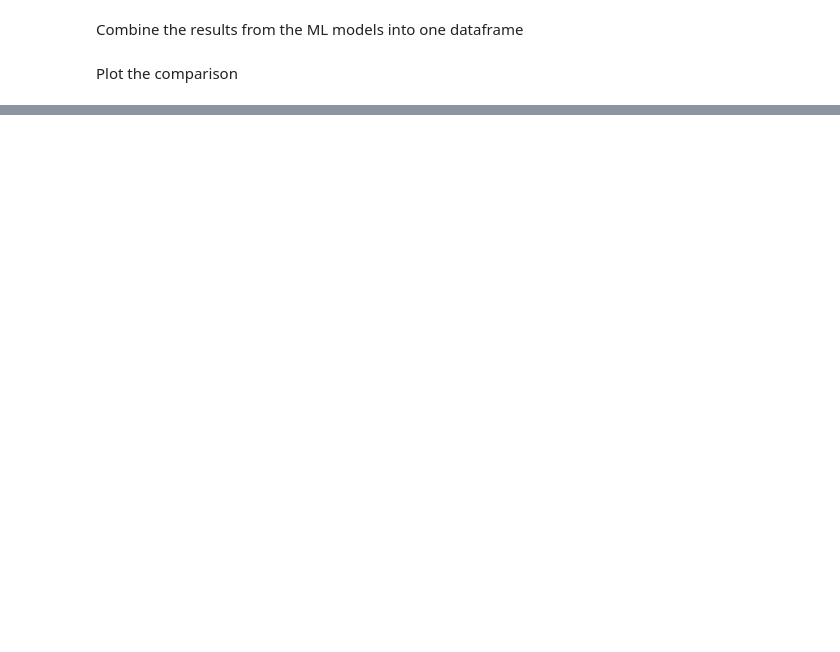
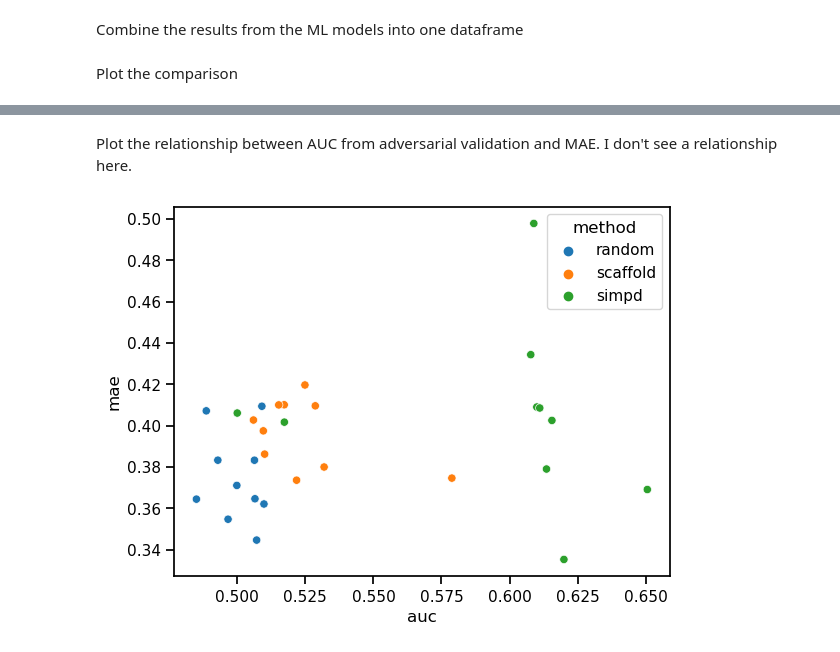
Before and after one commit to PatWalters/practical_cheminformatics_posts, a Jupyter notebook: solubility/Internal_ML_model.ipynb, the cells around one changed output, grey strips where cells are left out. Cells and saved outputs as stored; diff of their text form; code cells hidden in the pictures; blank space fills up the shorter version.

```diff
--- a/solubility/Internal_ML_model.ipynb
+++ b/solubility/Internal_ML_model.ipynb
@@ -83,0 +161,6 @@ ax.set_title("Comparing MAE");
+# %% [markdown]
+Plot the relationship between AUC from adversarial validation and MAE. I don't see a relationship here.
+# %%
+sns.scatterplot(x="auc", y="mae", hue="method", data=combo_df);
+# %% [output]
+[figure, added]
```
Also changed, not shown: parts of 28 cells of this notebook, 5 other files.
